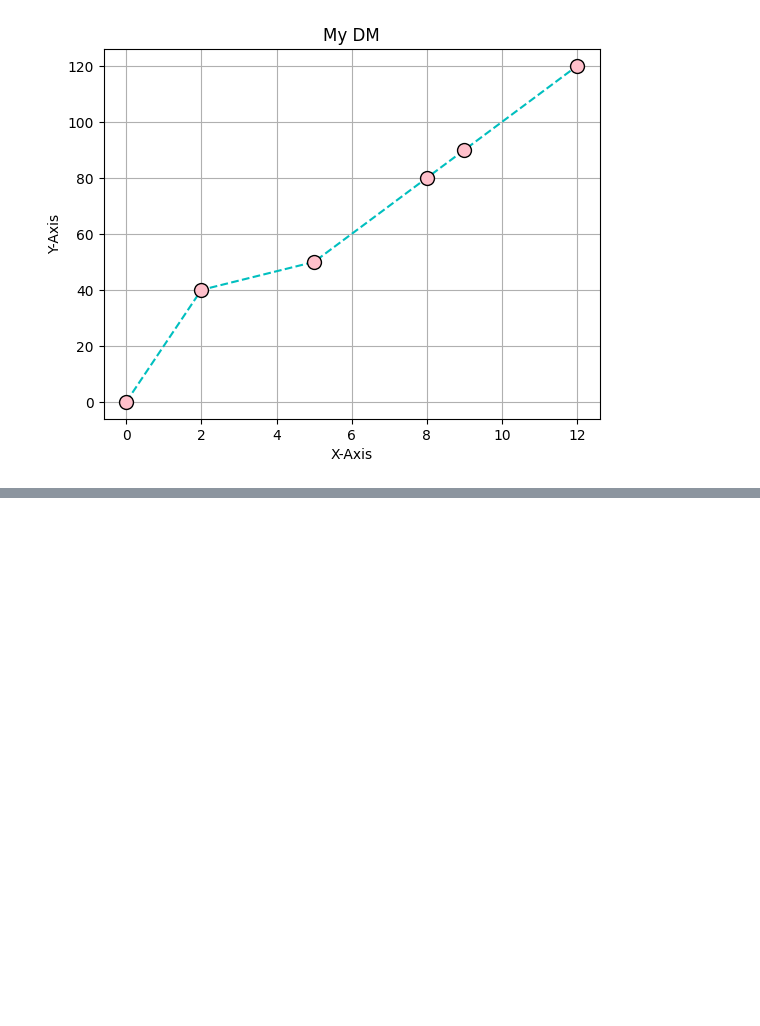
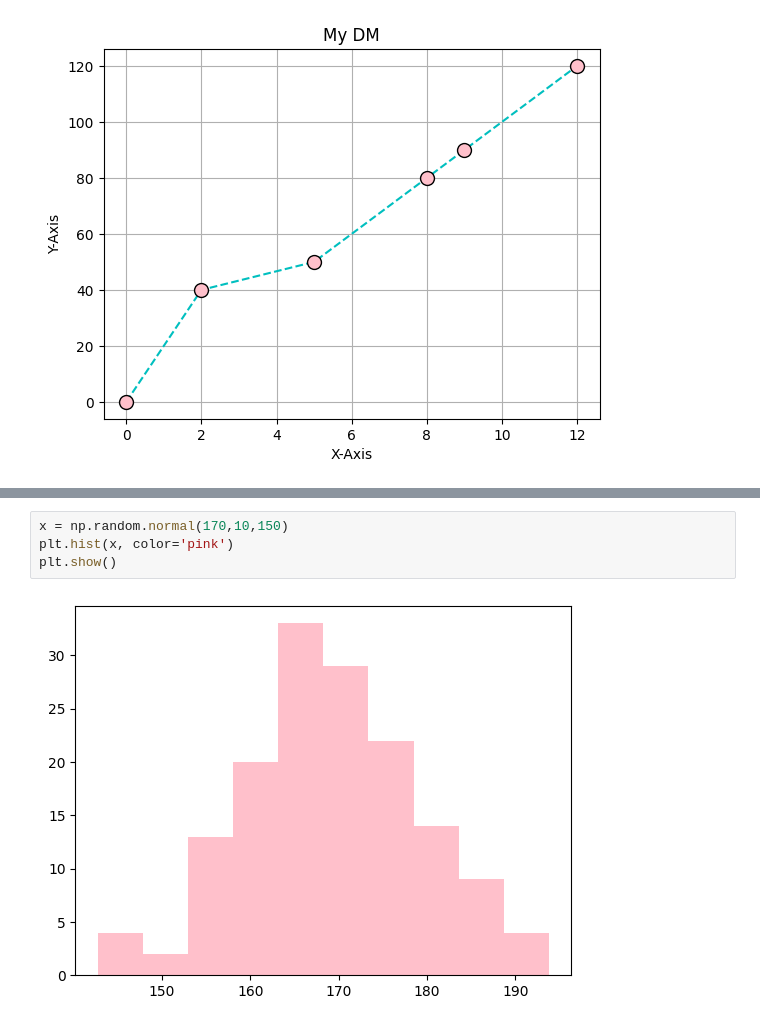
Before and after one commit to CoderVaibhav18/AI-ML-Workshop, a Jupyter notebook: Matplotlib.ipynb, the cells around one changed output, grey strips where cells are left out. Drawn from its saved outputs; the diff is of its cells as text; blank space fills up the shorter version.

```diff
--- a/Matplotlib.ipynb
+++ b/Matplotlib.ipynb
@@ -110,0 +127,6 @@ plt.show()
+# %%
+x = np.random.normal(170,10,150)
+plt.hist(x, color='pink')
+plt.show()
+# %% [output]
+[figure, added]
```
Also changed, not shown: parts of 5 cells of this notebook.
